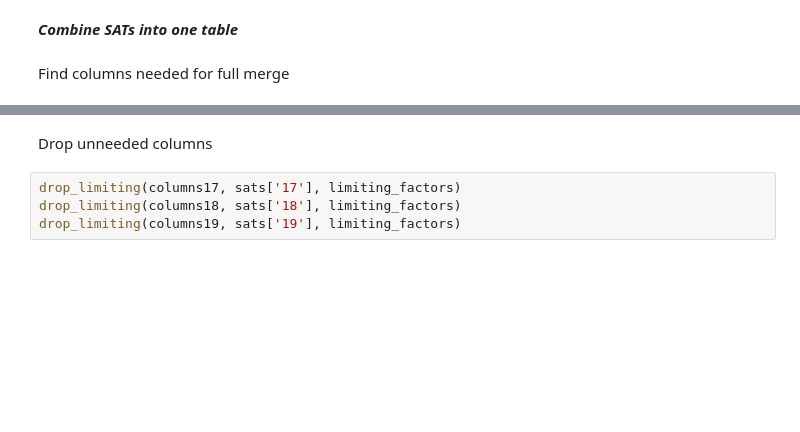
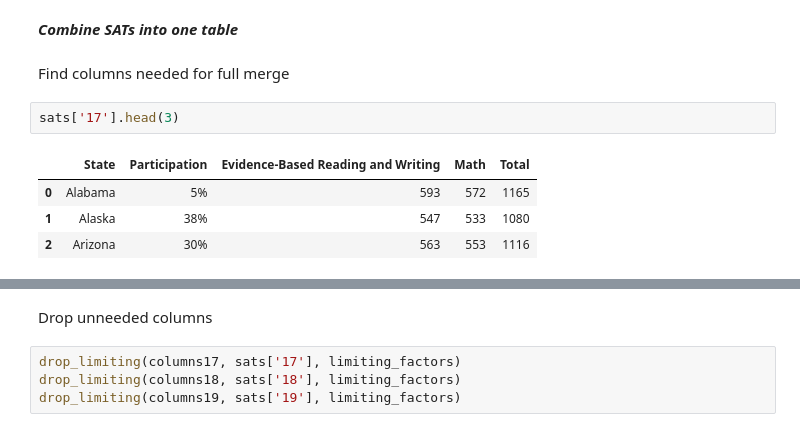
Before and after one commit to Avanyali/GA_SAT_ACT_Analysis, a Jupyter notebook: code/starter-code.ipynb, the cells around one changed output, grey strips where cells are left out. Saved outputs shown, nothing was run; the diff lists cells and outputs as text; blank space fills up the shorter version.

```diff
--- a/code/starter-code.ipynb
+++ b/code/starter-code.ipynb
@@ -129,6 +236,13 @@ combined_acts['participation'] = combined_acts['participation'].map(percent_to_f
 ***Combine SATs into one table***
 # %% [markdown]
 Find columns needed for full merge
+# %%
+sats['17'].head(3)
+# %% [output]
+|  | State | Participation | Evidence-Based Reading and Writing | Math | Total |
+| 0 | Alabama | 5% | 593 | 572 | 1165 |
+| 1 | Alaska | 38% | 547 | 533 | 1080 |
+| 2 | Arizona | 30% | 563 | 553 | 1116 |
 # %%
 columns17 = sats['17'].columns.tolist()
 columns18 = sats['18'].columns.tolist()
```
Also changed, not shown: parts of 64 cells of this notebook.
